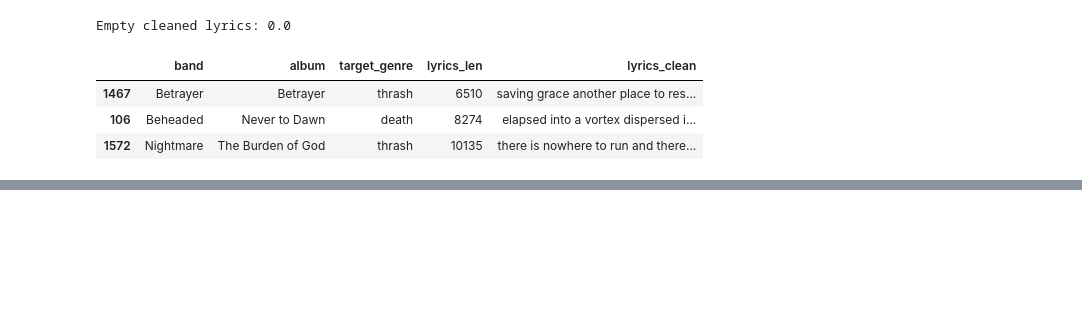
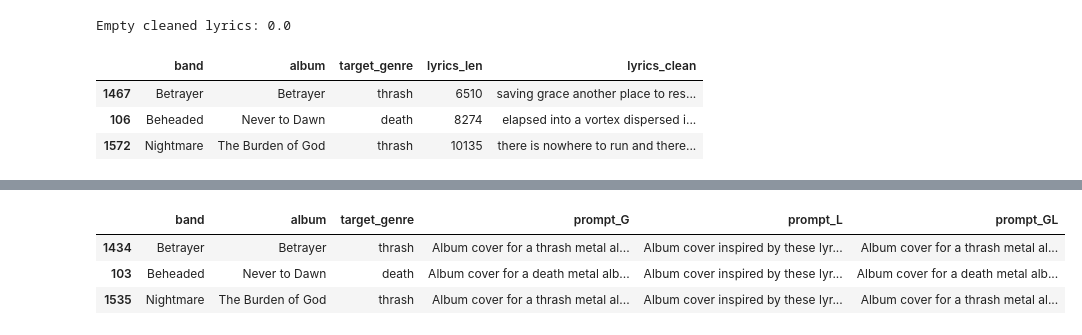
Before and after one commit to rayagrigorova/metal-album-cover-generation, a Jupyter notebook: notebooks/metal-album-cover-generation.ipynb, the cells around one changed output, grey strips where cells are left out. Saved outputs shown, nothing was run; the diff lists cells and outputs as text; code cells hidden in the pictures; blank space fills up the shorter version.

Commit message:
Add prompt generation, lyric cleaning and markdown for the section

```diff
--- a/notebooks/metal-album-cover-generation.ipynb
+++ b/notebooks/metal-album-cover-generation.ipynb
@@ -1702,0 +1744,42 @@ understands, don matter, hole head, feeling lost, fairy tale, left hide, smoulde
+# %%
+def make_prompt_G(row):
+    genre = row["target_genre"]
+    band = row["band"]
+    album = row["album"]
+    return f"Album cover for a {genre} metal album by {band}, titled '{album}'."
+# %%
+def make_prompt_L_from_terms(terms):
+    # terms is a list like, for example [burn cross, vanquish, shun, illumination]
+    terms = [t.replace("_", " ") for t in terms]
+    core = ", ".join(terms[:10])
+    extra = ", ".join(terms[10:15])
+    return (
+        f"Album cover inspired by these lyrical themes: {core}. "
+        f"Additional motifs: {extra}. Dark, atmospheric, detailed illustration."
+    )
+# %%
+def make_prompt_GL(row, terms):
+    return make_prompt_G(row) + " " + make_prompt_L_from_terms(terms)
+# %%
+df_en = df_en.reset_index(drop=True)
+
+X = vectorizer.fit_transform(df_en["lyrics_clean"])
+feat_names = vectorizer.get_feature_names_out()
+
+def get_top_terms(row_idx, top_n=15):
+    row = X[row_idx].toarray().ravel()
+    top_idx = row.argsort()[-top_n:][::-1]
+    return feat_names[top_idx].tolist()
+
+df_en["top_terms"] = [get_top_terms(i, top_n=15) for i in range(len(df_en))]
+
+df_en["prompt_G"]  = df_en.apply(make_prompt_G, axis=1)
+df_en["prompt_L"]  = df_en["top_terms"].apply(make_prompt_L_from_terms)
+df_en["prompt_GL"] = df_en.apply(lambda r: make_prompt_GL(r, r["top_terms"]), axis=1)
+# %%
+df_en[["band","album","target_genre","prompt_G","prompt_L","prompt_GL"]].sample(3, random_state=SEED)
+# %% [output]
+|  | band | album | target_genre | prompt_G | prompt_L | prompt_GL |
+| 1434 | Betrayer | Betrayer | thrash | Album cover for a thrash metal al... | Album cover inspired by these lyr... | Album cover for a thrash metal al... |
+| 103 | Beheaded | Never to Dawn | death | Album cover for a death metal alb... | Album cover inspired by these lyr... | Album cover for a death metal alb... |
+| 1535 | Nightmare | The Burden of God | thrash | Album cover for a thrash metal al... | Album cover inspired by these lyr... | Album cover for a thrash metal al... |
```
Also changed, not shown: parts of 16 cells of this notebook.
